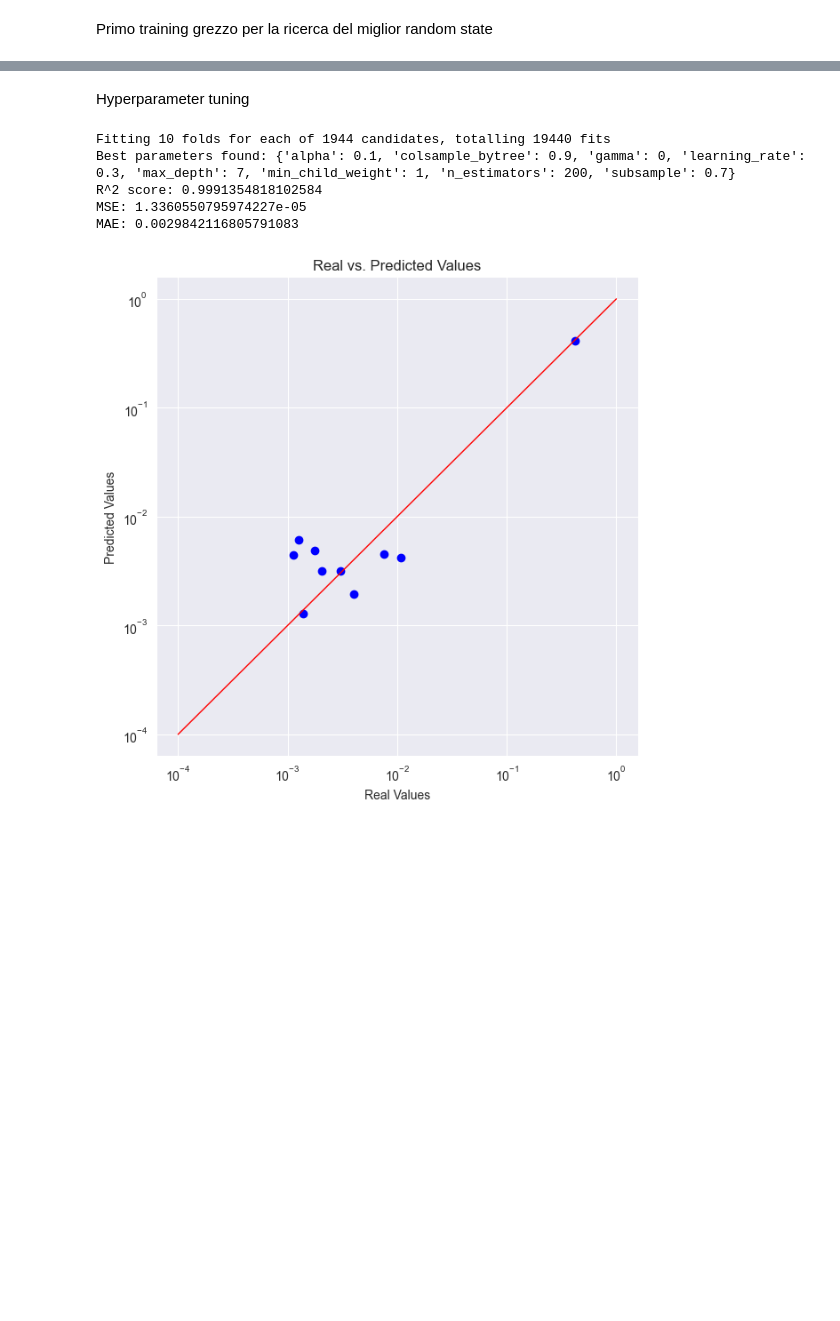
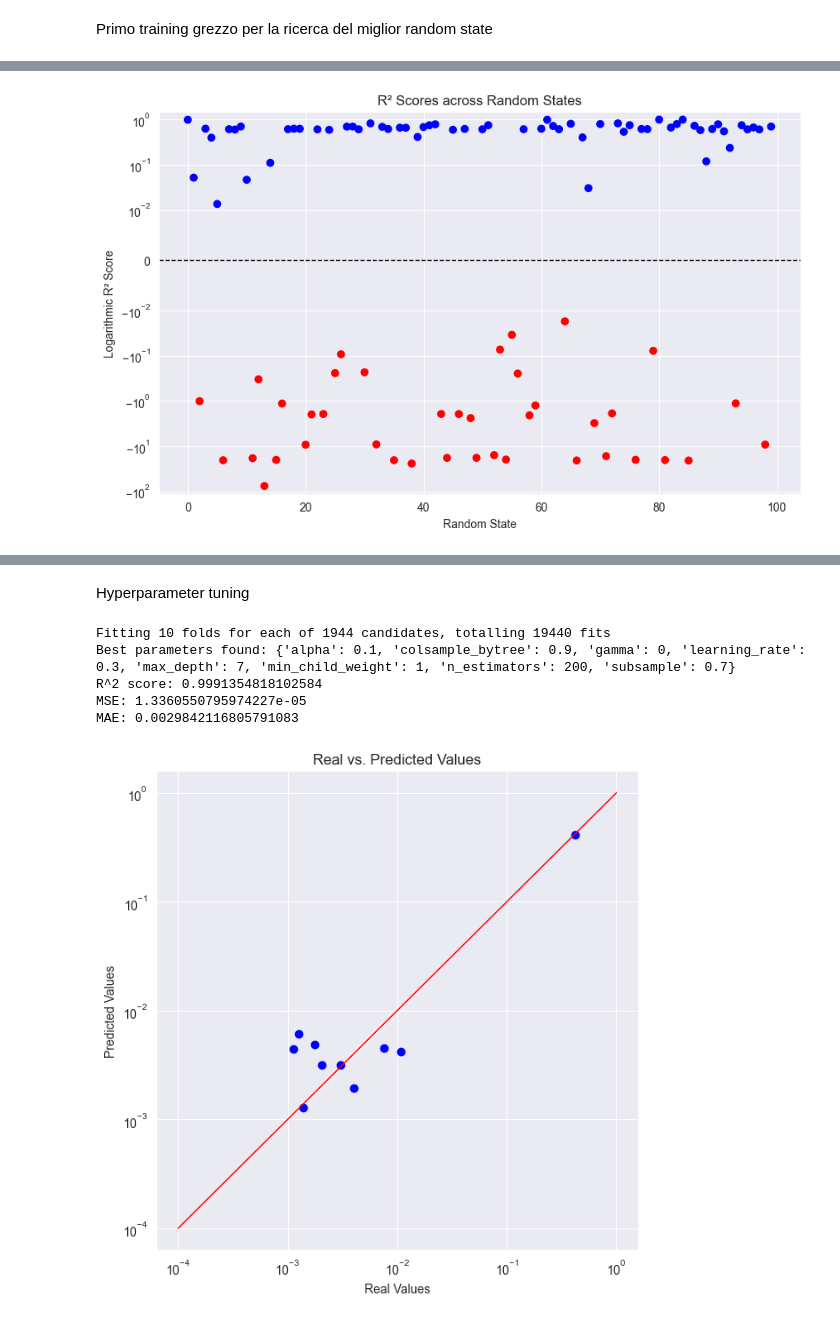
Before and after one commit to LorisMinetti/Permeability_Eval_AI, a Jupyter notebook: poker/Ech/Definitive.ipynb, the cells around one changed output, grey strips where cells are left out. Cells and saved outputs as stored; diff of their text form; code cells hidden in the pictures; blank space fills up the shorter version.

```diff
--- a/poker/Ech/Definitive.ipynb
+++ b/poker/Ech/Definitive.ipynb
@@ -186,5 +265,21 @@ plt.show()
 Best random_state for train_test_split: 80 with R^2 score: 0.9973165672614642
 [figure]
+# %%
+# Scatter plot con scala simmetrica logaritmica
+plt.figure(figsize=(10, 6))
+plt.scatter(random_states, scores, color=['red' if s < 0 else 'blue' for s in scores])  # Rosso per R² negativi, blu per positivi
+plt.axhline(0, color='black', linestyle='--', linewidth=1)  # Linea di riferimento a R² = 0
+plt.xlabel('Random State')
+
+plt.ylabel('Logarithmic R² Score')
+plt.ylim(min(scores) * 1.5, max(scores) * 1.5)  # Espandi i limiti dell'asse Y
+
+plt.yscale('symlog', base=10, linthresh=0.01)  # Imposta la scala logaritmica simmetrica, con scala lineare per valori vicino a zero
+plt.title('R² Scores across Random States')
+plt.grid(True)
+plt.show()
+# %% [output]
+[figure, added]
 # %%
 print(best_y_test)
 print(best_y_pred)
```
Also changed, not shown: parts of 44 cells of this notebook, 24 other files.
